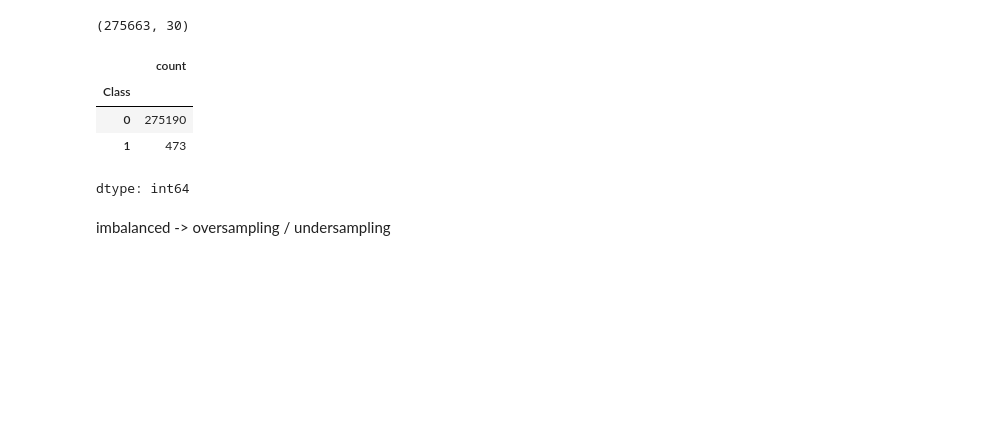
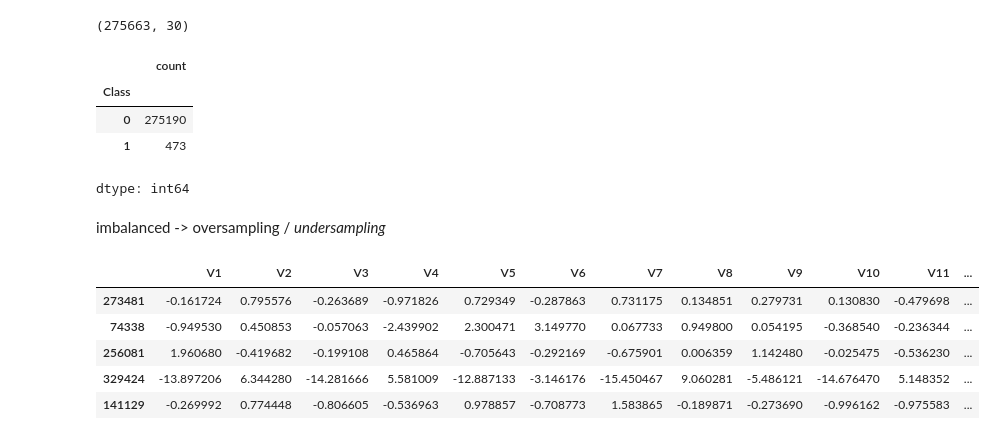
Before and after one commit to tunhu-da/Credit-Card-Fraud-Detection, a Jupyter notebook: main.ipynb, the cells around one changed output. Cells and saved outputs as stored; diff of their text form; code cells hidden in the pictures; blank space fills up the shorter version.

```diff
--- a/main.ipynb
+++ b/main.ipynb
@@ -167,4 +179,4 @@ df['Class'].value_counts()
 | 1 | 473 |
 dtype: int64
 # %% [markdown]
-imbalanced -> oversampling / undersampling
+imbalanced -> oversampling / *undersampling*
@@ -176,3 +185,12 @@ X = df.drop(['Class'], axis=1)
 y = df['Class']
 # %%
 X_train, X_test, y_train, y_test = train_test_split(X, y, test_size = 0.2, random_state = 42)
+# %%
+X_train[:5]
+# %% [output]
+|  | V1 | V2 | V3 | V4 | V5 | V6 | V7 | V8 | V9 | V10 | V11 | ... |
+| 273481 | -0.161724 | 0.795576 | -0.263689 | -0.971826 | 0.729349 | -0.287863 | 0.731175 | 0.134851 | 0.279731 | 0.130830 | -0.479698 | ... |
+| 74338 | -0.949530 | 0.450853 | -0.057063 | -2.439902 | 2.300471 | 3.149770 | 0.067733 | 0.949800 | 0.054195 | -0.368540 | -0.236344 | ... |
+| 256081 | 1.960680 | -0.419682 | -0.199108 | 0.465864 | -0.705643 | -0.292169 | -0.675901 | 0.006359 | 1.142480 | -0.025475 | -0.536230 | ... |
+| 329424 | -13.897206 | 6.344280 | -14.281666 | 5.581009 | -12.887133 | -3.146176 | -15.450467 | 9.060281 | -5.486121 | -14.676470 | 5.148352 | ... |
+| 141129 | -0.269992 | 0.774448 | -0.806605 | -0.536963 | 0.978857 | -0.708773 | 1.583865 | -0.189871 | -0.273690 | -0.996162 | -0.975583 | ... |
```
Also changed, not shown: parts of 13 cells of this notebook.
